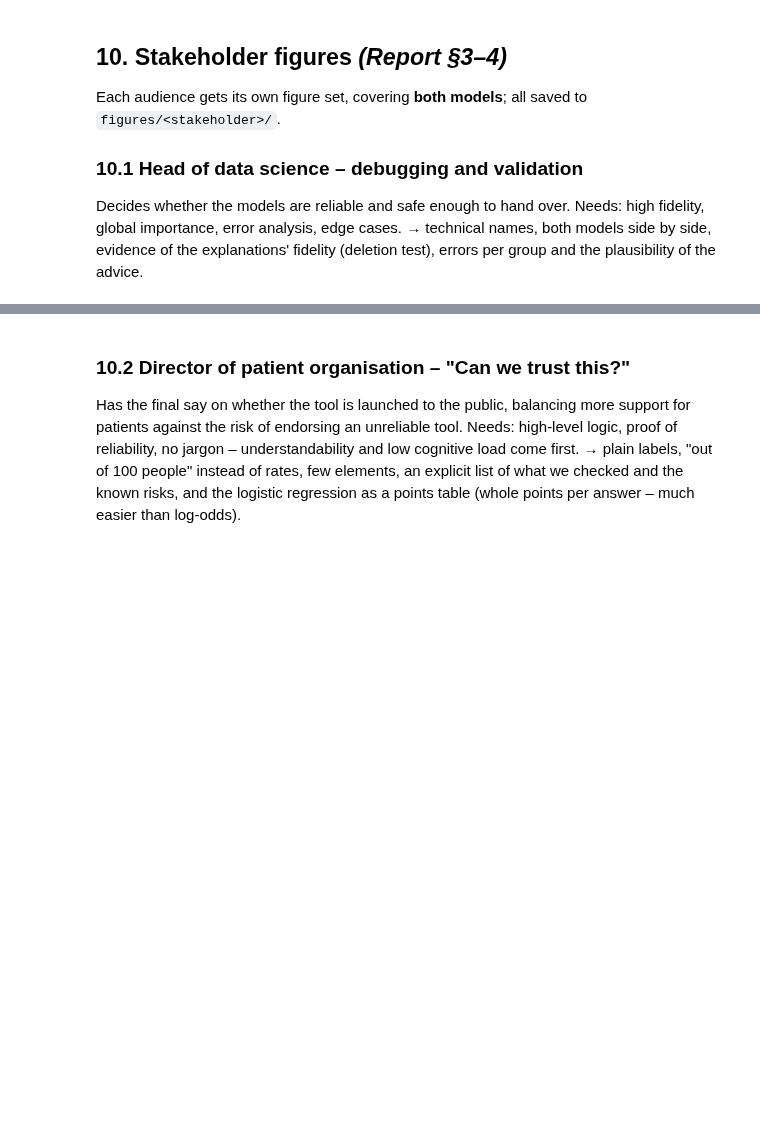
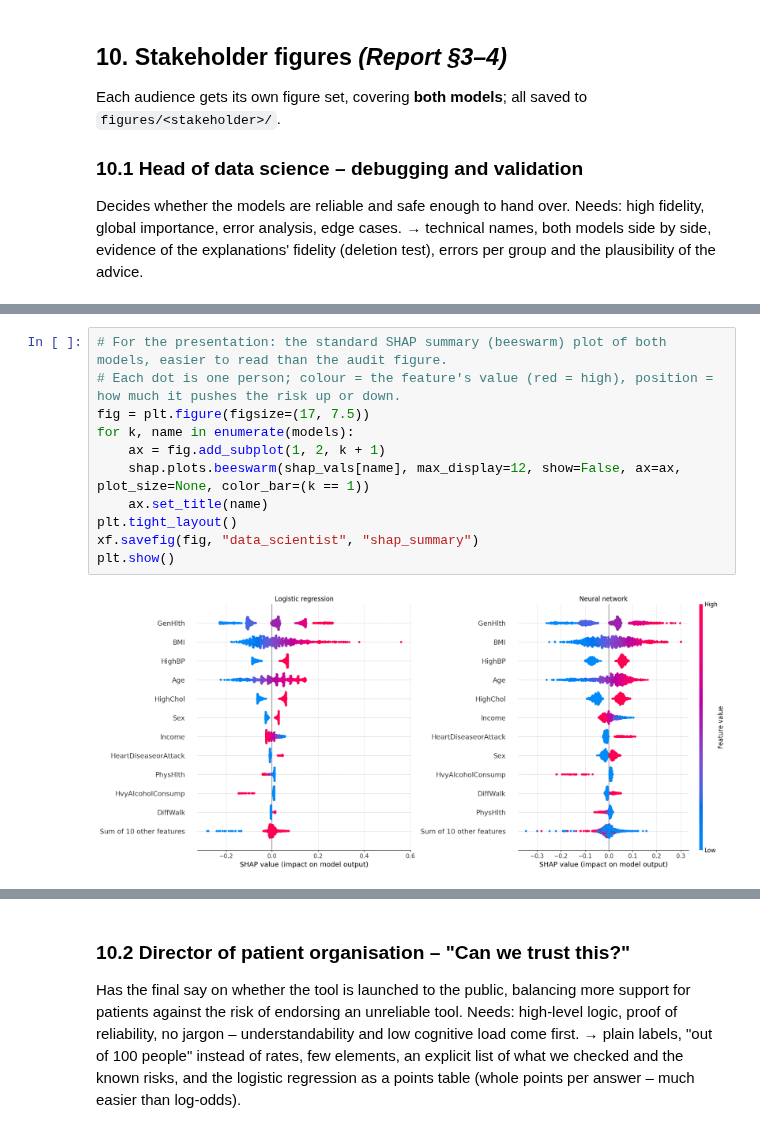
Before and after one commit to GustavWex/XAI-Projekt, a Jupyter notebook: projekt.ipynb, the cells around one changed output, grey strips where cells are left out. Saved outputs shown, nothing was run; the diff lists cells and outputs as text; blank space fills up the shorter version.

```diff
--- a/projekt.ipynb
+++ b/projekt.ipynb
@@ -681,3 +706,16 @@ xf.savefig(fig, "data_scientist", "audit_overview")
 plt.show()
 # %% [output]
 [figure]
+# %%
+# For the presentation: the standard SHAP summary (beeswarm) plot of both models, easier to read than the audit figure.
+# Each dot is one person; colour = the feature's value (red = high), position = how much it pushes the risk up or down.
+fig = plt.figure(figsize=(17, 7.5))
+for k, name in enumerate(models):
+    ax = fig.add_subplot(1, 2, k + 1)
+    shap.plots.beeswarm(shap_vals[name], max_display=12, show=False, ax=ax, plot_size=None, color_bar=(k == 1))
+    ax.set_title(name)
+plt.tight_layout()
+xf.savefig(fig, "data_scientist", "shap_summary")
+plt.show()
+# %% [output]
+[figure, added]
```
Also changed, not shown: parts of 18 cells of this notebook, 17 other files.
